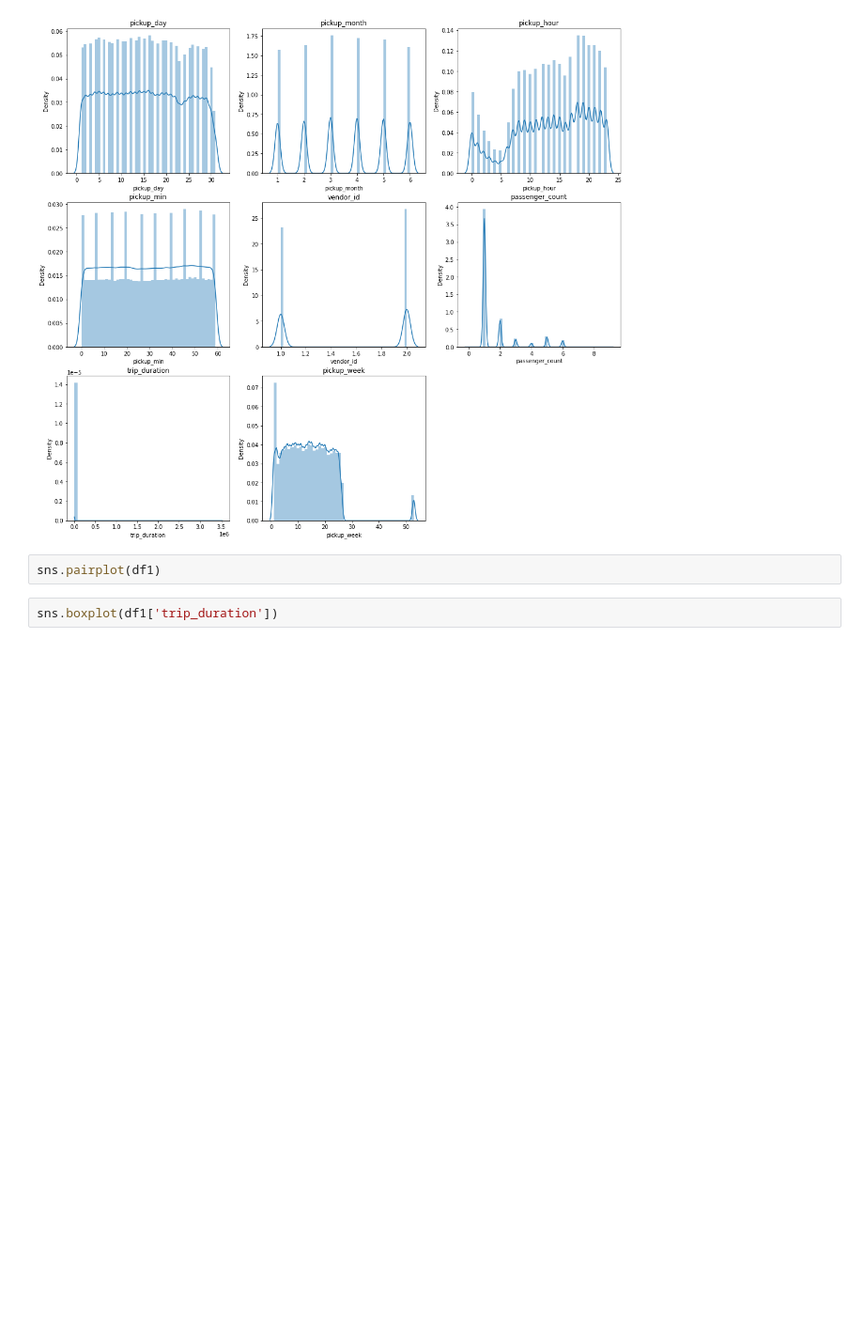
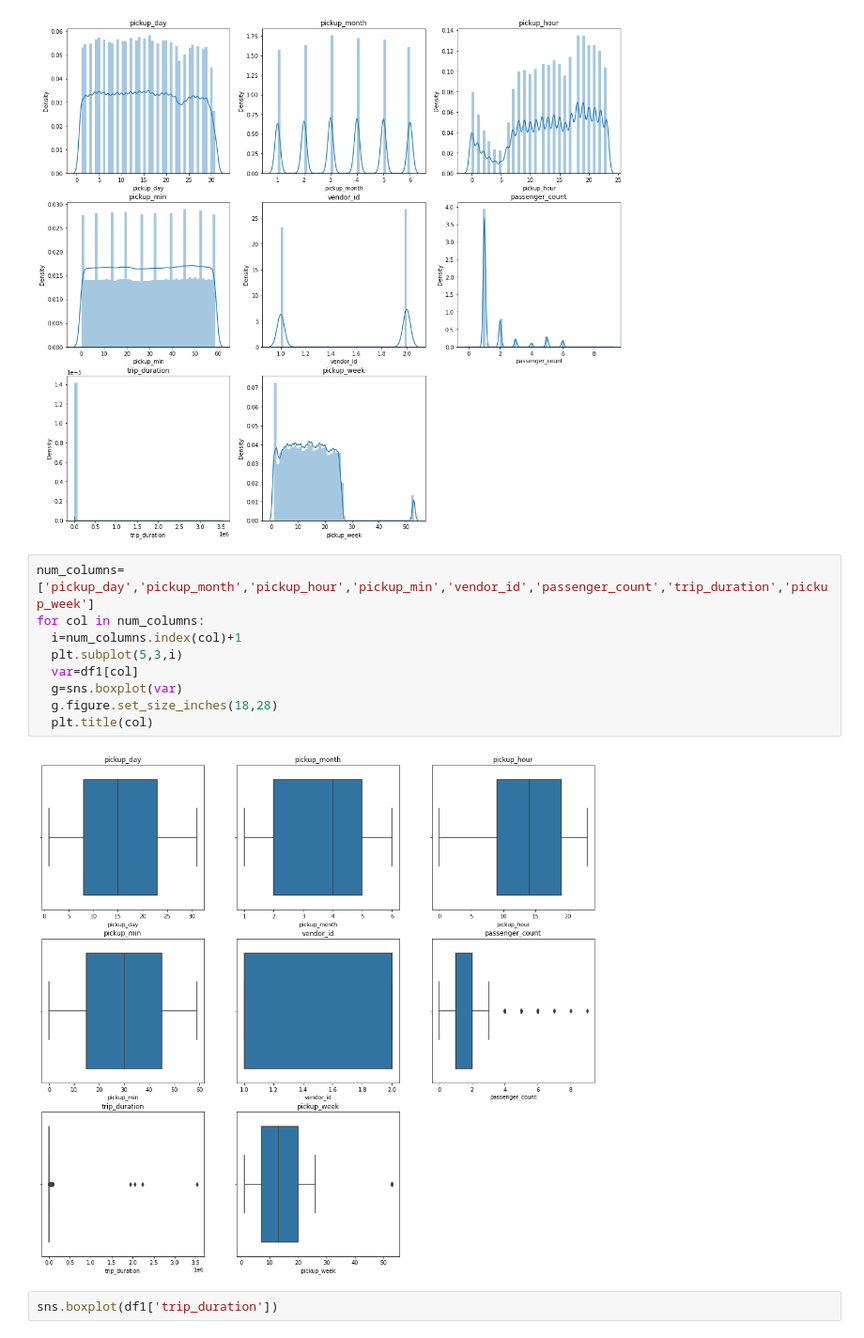
Before and after one commit to issatyajit/NYC-taxi-time-prediction, a Jupyter notebook: NYC_Taxi_Trip_Time_Prediction_Capstone_Project.ipynb, the cells around one changed output. Shown at 94% size. Drawn from its saved outputs; the diff is of its cells as text; blank space fills up the shorter version.

```diff
--- a/NYC_Taxi_Trip_Time_Prediction_Capstone_Project.ipynb
+++ b/NYC_Taxi_Trip_Time_Prediction_Capstone_Project.ipynb
@@ -157,8 +161,17 @@ for col in num_columns:
   plt.title(col)
 # %% [output]
 [figure]
-# %%
-sns.pairplot(df1)
+# %%
+num_columns=['pickup_day','pickup_month','pickup_hour','pickup_min','vendor_id','passenger_count','trip_duration','pickup_week']
+for col in num_columns:
+  i=num_columns.index(col)+1
+  plt.subplot(5,3,i)
+  var=df1[col]
+  g=sns.boxplot(var)
+  g.figure.set_size_inches(18,28)
+  plt.title(col)
+# %% [output]
+[figure, added]
 # %%
 sns.boxplot(df1['trip_duration'])
 # %% [output]
```
Also changed, not shown: parts of 27 cells of this notebook.
